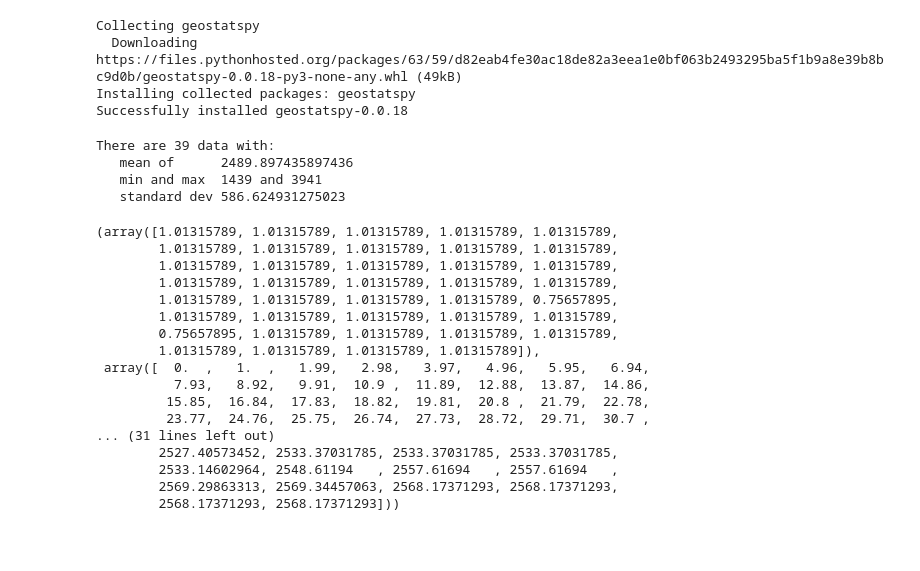
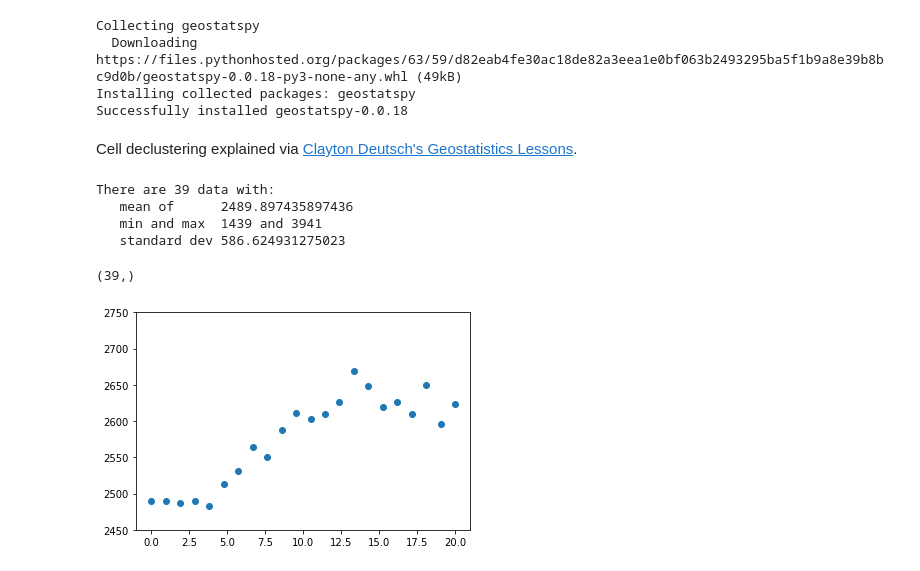
Before and after one commit to nshea3/geostats, a Jupyter notebook: Libya_paleocene_clastics_thickness/Libya_paleocene_clastics_thickness.ipynb, the cells around one changed output. Drawn from its saved outputs; the diff is of its cells as text; code cells hidden in the pictures; blank space fills up the shorter version.

Commit message:
Fixed the declustering size diagram

```diff
--- a/Libya_paleocene_clastics_thickness/Libya_paleocene_clastics_thickness.ipynb
+++ b/Libya_paleocene_clastics_thickness/Libya_paleocene_clastics_thickness.ipynb
@@ -36,27 +36,21 @@ Installing collected packages: geostatspy
 Successfully installed geostatspy-0.0.18
 # %%
 from geostatspy.geostats import declus
-# %%
-declus(thickness_df, 'Easting', 'Northing', 'Thickness', 1, 10, 100, 1, 100)
-# %% [output]
-There are 39 data with:
-   mean of      2489.897435897436
-   min and max  1439 and 3941
-   standard dev 586.624931275023
-(array([1.01315789, 1.01315789, 1.01315789, 1.01315789, 1.01315789,
-        1.01315789, 1.01315789, 1.01315789, 1.01315789, 1.01315789,
-        1.01315789, 1.01315789, 1.01315789, 1.01315789, 1.01315789,
-        1.01315789, 1.01315789, 1.01315789, 1.01315789, 1.01315789,
-        1.01315789, 1.01315789, 1.01315789, 1.01315789, 0.75657895,
-        1.01315789, 1.01315789, 1.01315789, 1.01315789, 1.01315789,
-        0.75657895, 1.01315789, 1.01315789, 1.01315789, 1.01315789,
-        1.01315789, 1.01315789, 1.01315789, 1.01315789]),
- array([  0.  ,   1.  ,   1.99,   2.98,   3.97,   4.96,   5.95,   6.94,
-          7.93,   8.92,   9.91,  10.9 ,  11.89,  12.88,  13.87,  14.86,
-         15.85,  16.84,  17.83,  18.82,  19.81,  20.8 ,  21.79,  22.78,
-         23.77,  24.76,  25.75,  26.74,  27.73,  28.72,  29.71,  30.7 ,
-... (31 lines left out)
-        2527.40573452, 2533.37031785, 2533.37031785, 2533.37031785,
-        2533.14602964, 2548.61194   , 2557.61694   , 2557.61694   ,
-        2569.29863313, 2569.34457063, 2568.17371293, 2568.17371293,
-        2568.17371293, 2568.17371293]))
+# %% [markdown]
+Cell declustering explained via [Clayton Deutsch's Geostatistics Lessons](http://www.geostatisticslessons.com/lessons/celldeclustering.html).
+# %%
+wtopt, xcs_mat, vrcr_mat = declus(thickness_df, 'Easting', 'Northing', 'Thickness', 0, 5, 20, 1, 20)
+
+
+ax = plt.subplot()
+ax.plot(xcs_mat, vrcr_mat, 'o')
+ax.set_ylim([2450,2750])
+
+wtopt.shape
+# %% [output]
+There are 39 data with:
+   mean of      2489.897435897436
+   min and max  1439 and 3941
+   standard dev 586.624931275023
+(39,)
+[figure, added]
```
Also changed, not shown: parts of 3 cells of this notebook.
